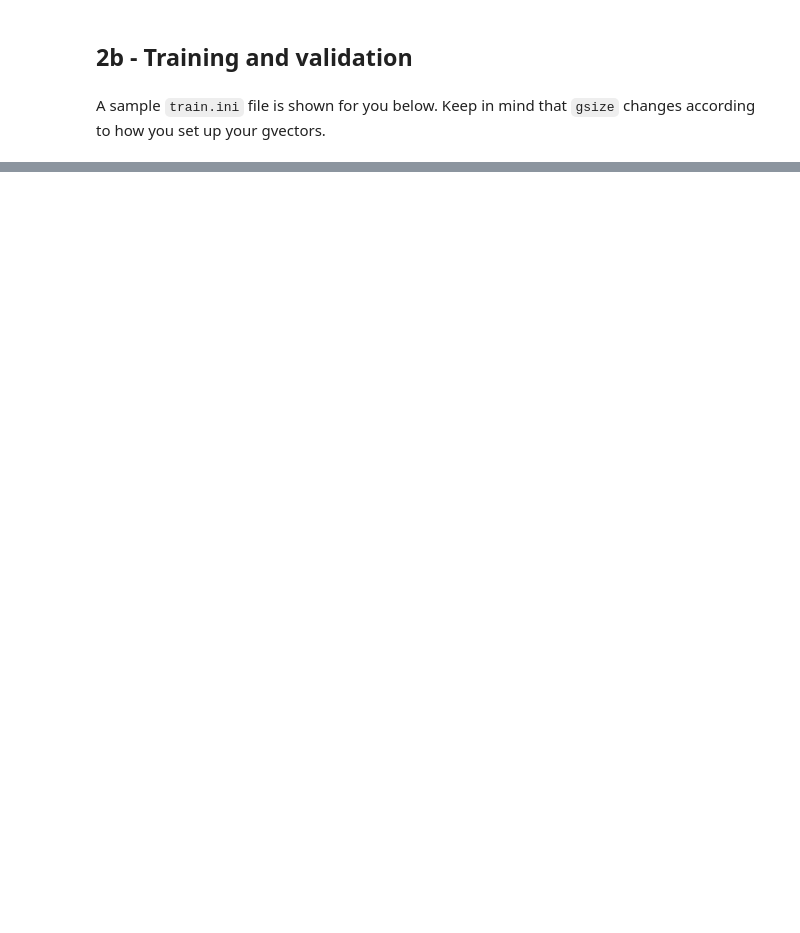
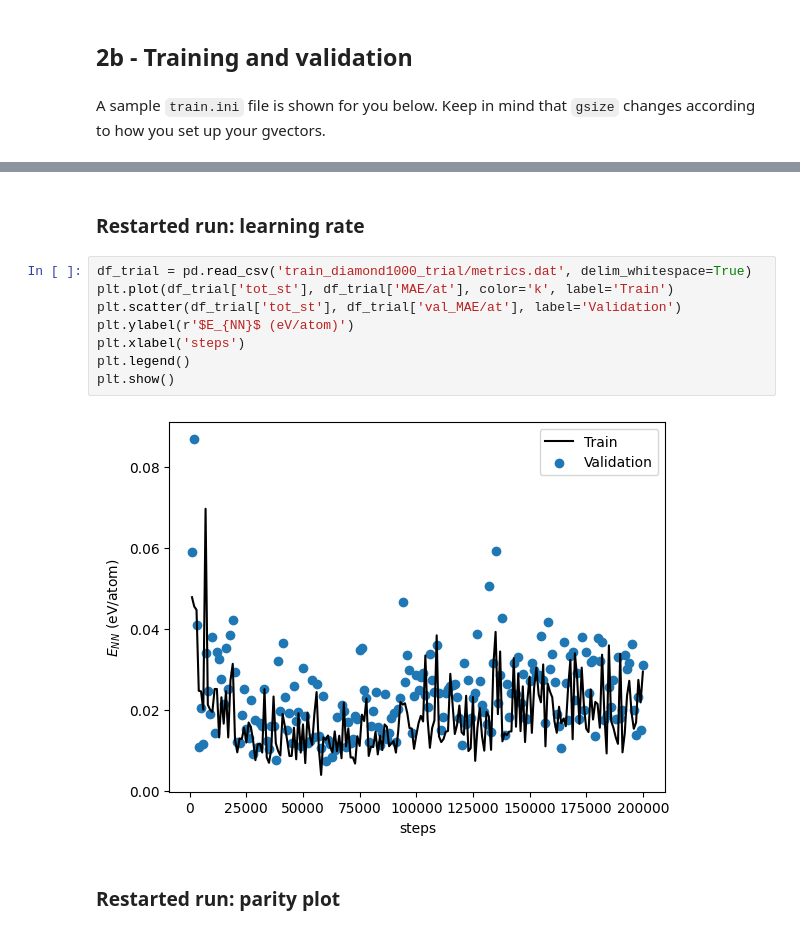
Before and after one commit to apolmiguel/how2trainyournetwork_course, a Jupyter notebook: exercise_1_carbon.ipynb, the cells around one changed output, grey strips where cells are left out. Drawn from its saved outputs; the diff is of its cells as text; blank space fills up the shorter version.

```diff
--- a/exercise_1_carbon.ipynb
+++ b/exercise_1_carbon.ipynb
@@ -277,0 +375,14 @@ For example, we can increased the number of `steps_per_epoch` tenfold.
+# %% [markdown]
+### Restarted run: learning rate
+# %%
+df_trial = pd.read_csv('train_diamond1000_trial/metrics.dat', delim_whitespace=True)
+plt.plot(df_trial['tot_st'], df_trial['MAE/at'], color='k', label='Train')
+plt.scatter(df_trial['tot_st'], df_trial['val_MAE/at'], label='Validation')
+plt.ylabel(r'$E_{NN}$ (eV/atom)')
+plt.xlabel('steps')
+plt.legend()
+plt.show()
+# %% [output]
+[figure, added]
+# %% [markdown]
+### Restarted run: parity plot
```
Also changed, not shown: parts of 35 cells of this notebook, 7 other files.
